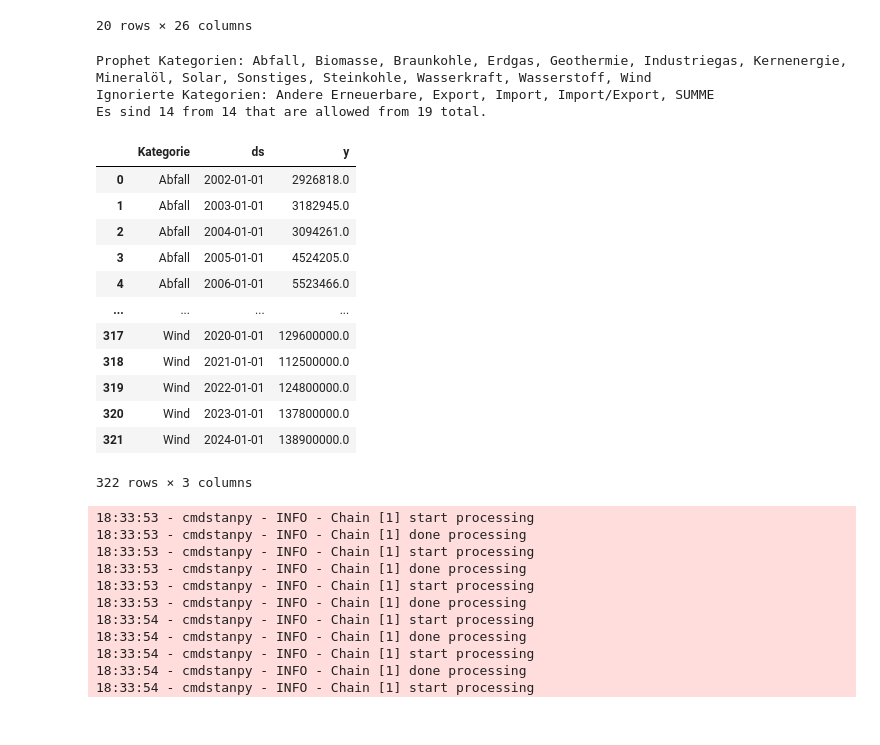
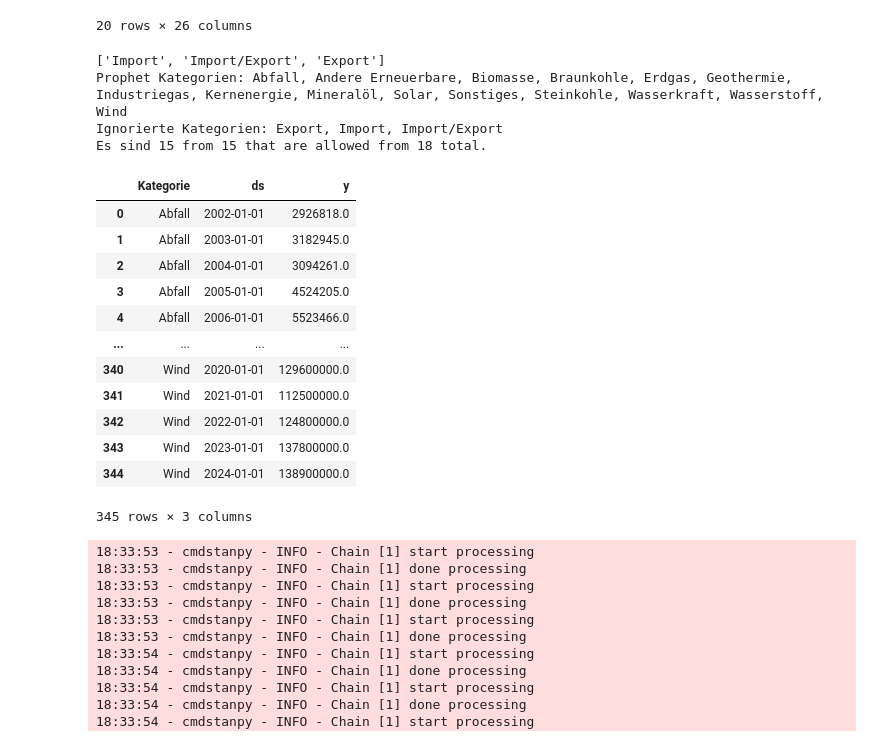
Before and after one commit to SultanGabriel/de_gridmix, a Jupyter notebook: destatis.ipynb, the cells around one changed output. Saved outputs shown, nothing was run; the diff lists cells and outputs as text; code cells hidden in the pictures.

```diff
--- a/destatis.ipynb
+++ b/destatis.ipynb
@@ -548,7 +547,9 @@ plt.show()
 include_kategorien = ['Abfall', 'Biomasse', 'Braunkohle', 'Erdgas',
                       'Geothermie', 'Industriegas', 'Kernenergie',
                       'Mineralöl', 'Solar', 'Sonstiges', 'Steinkohle',
-                      'Wasserkraft', 'Wind', 'Wasserstoff'] # , 'Import', 'Export'
+                      'Wasserkraft', 'Wind', 'Wasserstoff', 'Andere Erneuerbare'] # 'Import', 'Export'
+
+print(list(set(include_kategorien).symmetric_difference(TOP_LEVEL_CATEGORIES)))
 
 strommix_filtered = strommix_gesamt[strommix_gesamt["Kategorie"].isin(include_kategorien)]
 
@@ -559,42 +560,43 @@ strommix_for_prophet = (
     .agg({"Elektrizitätserzeugung (netto)": "sum"})
 )
 
 # Prophet labels
 strommix_for_prophet = strommix_for_prophet.rename(columns={
     "Jahr": "ds",
     "Elektrizitätserzeugung (netto)": "y"
 })
 
 # year to datetime
 strommix_for_prophet["ds"] = pd.to_datetime(strommix_for_prophet["ds"], format="%Y")
 
 # Inbetween to print the included categories in the data
 included_categories_test = sorted(strommix_for_prophet["Kategorie"].unique())
 print(f"Prophet Kategorien: {', '.join(included_categories_test)}")
 ignorierte_kategorien = [cat for cat in TOP_LEVEL_CATEGORIES if cat not in included_categories_test]
 
 print(f"Ignorierte Kategorien: {', '.join(ignorierte_kategorien)}")
 print(f"Es sind {len(included_categories_test)} from {len(include_kategorien)} that are allowed from {len(TOP_LEVEL_CATEGORIES)} total.")
 
 
 strommix_for_prophet
 # %% [output]
-Prophet Kategorien: Abfall, Biomasse, Braunkohle, Erdgas, Geothermie, Industriegas, Kernenergie, Mineralöl, Solar, Sonstiges, Steinkohle, Wasserkraft, Wasserstoff, Wind
-Ignorierte Kategorien: Andere Erneuerbare, Export, Import, Import/Export, SUMME
-Es sind 14 from 14 that are allowed from 19 total.
+['Import', 'Import/Export', 'Export']
+Prophet Kategorien: Abfall, Andere Erneuerbare, Biomasse, Braunkohle, Erdgas, Geothermie, Industriegas, Kernenergie, Mineralöl, Solar, Sonstiges, Steinkohle, Wasserkraft, Wasserstoff, Wind
+Ignorierte Kategorien: Export, Import, Import/Export
+Es sind 15 from 15 that are allowed from 18 total.
 |  | Kategorie | ds | y |
 | 0 | Abfall | 2002-01-01 | 2926818.0 |
 | 1 | Abfall | 2003-01-01 | 3182945.0 |
 | 2 | Abfall | 2004-01-01 | 3094261.0 |
 | 3 | Abfall | 2005-01-01 | 4524205.0 |
 | 4 | Abfall | 2006-01-01 | 5523466.0 |
 | ... | ... | ... | ... |
-| 317 | Wind | 2020-01-01 | 129600000.0 |
-| 318 | Wind | 2021-01-01 | 112500000.0 |
-| 319 | Wind | 2022-01-01 | 124800000.0 |
-| 320 | Wind | 2023-01-01 | 137800000.0 |
-| 321 | Wind | 2024-01-01 | 138900000.0 |
+| 340 | Wind | 2020-01-01 | 129600000.0 |
+| 341 | Wind | 2021-01-01 | 112500000.0 |
+| 342 | Wind | 2022-01-01 | 124800000.0 |
+| 343 | Wind | 2023-01-01 | 137800000.0 |
+| 344 | Wind | 2024-01-01 | 138900000.0 |
-322 rows × 3 columns
+345 rows × 3 columns
 # %%
 from prophet import Prophet
 
```
Also changed, not shown: parts of 11 cells of this notebook.
